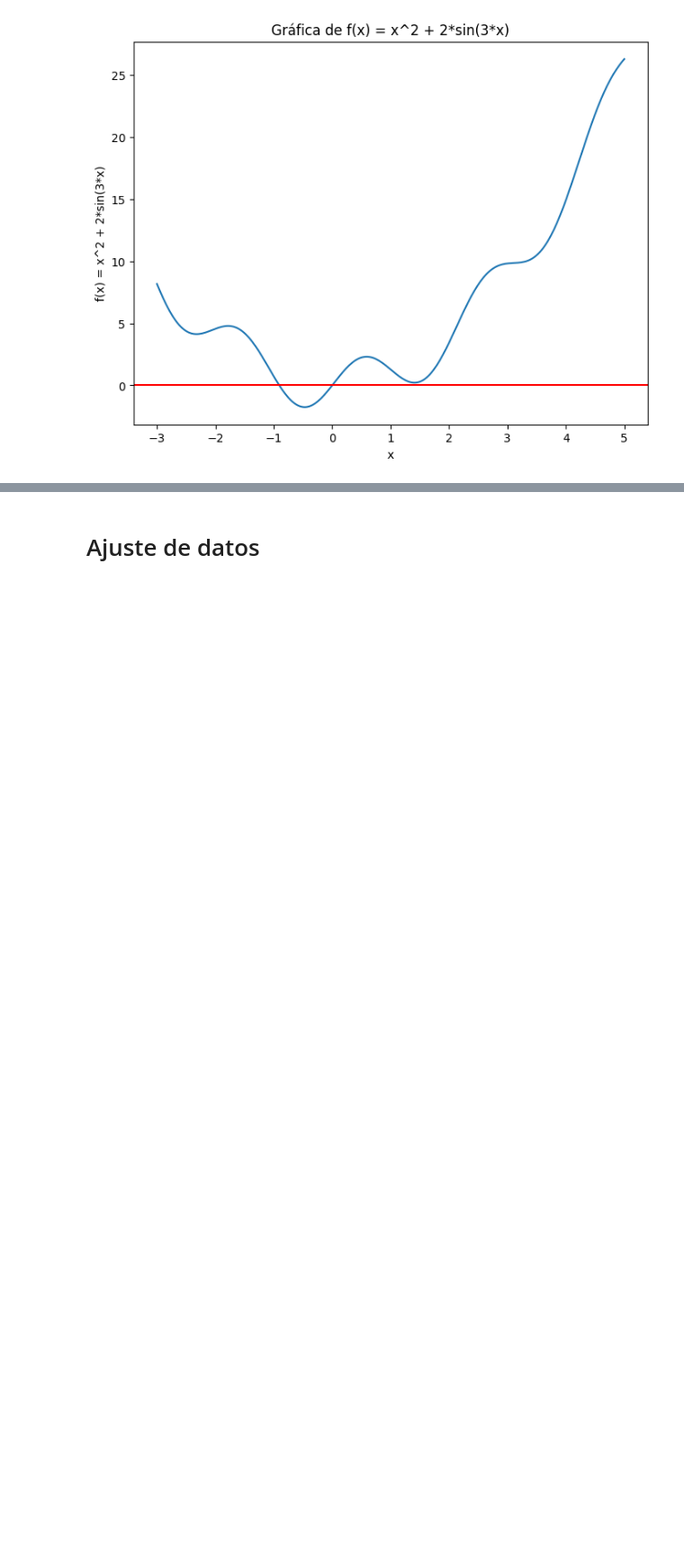
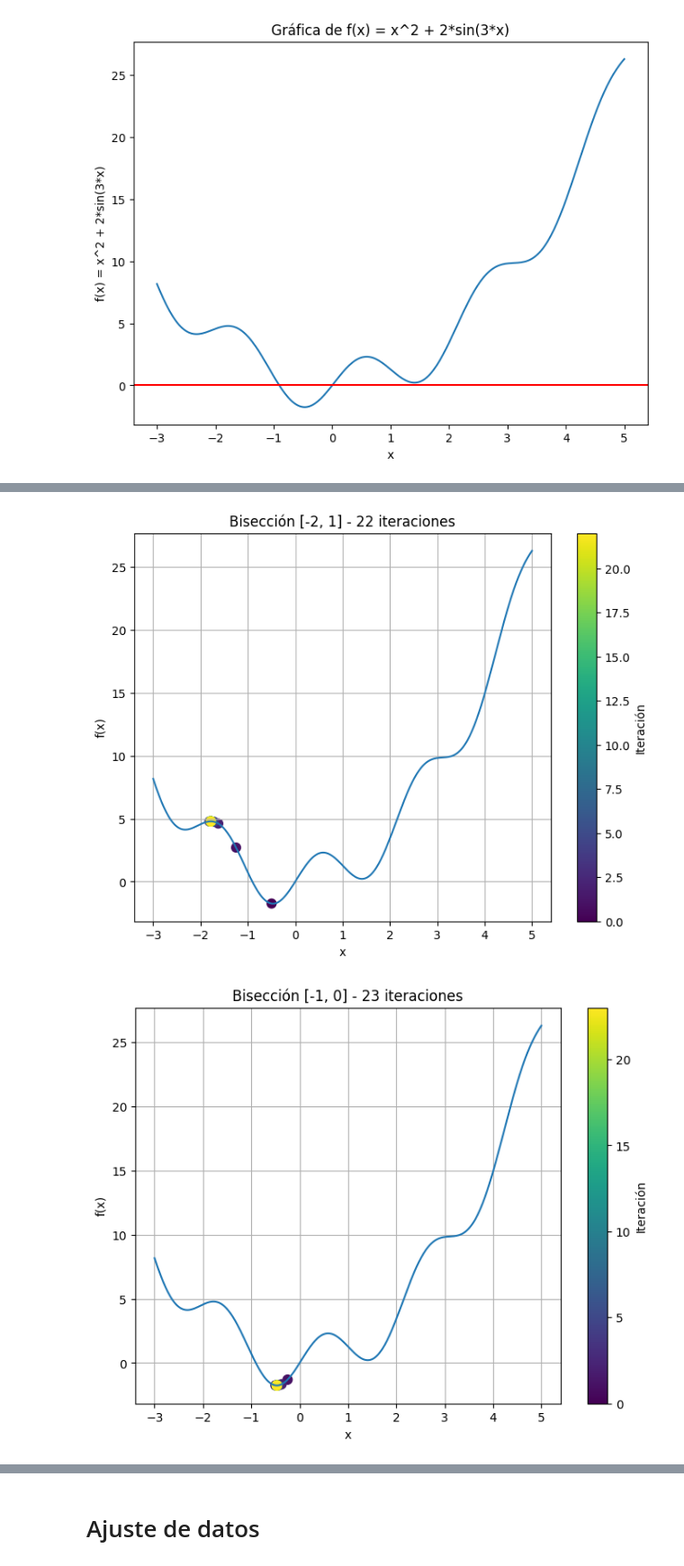
Before and after one commit to Agus1441/Calculo_Aplicado_Tarea_2, a Jupyter notebook: project.ipynb, the cells around one changed output, grey strips where cells are left out. Shown at 90% size. Saved outputs shown, nothing was run; the diff lists cells and outputs as text; code cells hidden in the pictures; blank space fills up the shorter version.

```diff
--- a/project.ipynb
+++ b/project.ipynb
@@ -221,13 +245,12 @@ print(tabla1)
 casos_distintos_lr = []
 
 for x0 in [-3, 0.585, 4]:
-    for lr in [0.001,0.01, 0.1, 0.5]:
+    for lr in [0.0001, 0.001, 0.01, 0.05, 0.1, 0.5, 1]:
         x, it = descenso_gradiente(f, x0, lr)
         casos_distintos_lr.append([
             "Gradiente",
             lr,
             f"x0={x0}",
-            "ver análisis",
             x,
             it
         ]
@@ -239,7 +262,6 @@ tabla2 = pd.DataFrame(
         "Método",
         "Learning Rate",
         "Condición inicial",
-        "Predicción",
         "Aproximación",
         "Iteraciones"
     ]
@@ -330,30 +352,64 @@ def descenso_gradiente_sucecion(f: Function, x0: float, lr: float, tol: float =
     return xn, iteraciones, historial
 
 def graficar_evolucion(f, historial, titulo):
 
     xs = np.linspace(-3, 5, 500)
 
     plt.figure(figsize=(8,6))
 
     plt.plot(
         xs,
         [f.eval(x) for x in xs],
         label="f(x)"
     )
 
     plt.scatter(
         historial,
         [f.eval(x) for x in historial],
         c=np.arange(len(historial)),
         cmap="viridis",
         s=60
     )
 
     plt.colorbar(label="Iteración")
 
     plt.title(titulo)
     plt.xlabel("x")
     plt.ylabel("f(x)")
     plt.grid(True)
 
     plt.show()
+
+for a, b in [(-2, 1), (-1, 0), (1, 2)]:
+    x, it, hist = biseccion_sucecion(f, a, b)
+
+    graficar_evolucion(
+        f,
+        hist,
+        f"Bisección [{a}, {b}] - {it} iteraciones"
+    )
+
+
+for x0 in [-2, -1, 4]:
+    x, it, hist = newton_sucecion(f, x0)
+
+    graficar_evolucion(
+        f,
+        hist,
+        f"Newton x₀ = {x0} - {it} iteraciones"
+    )
+
+
+lr = 0.01
+
+for x0 in [-3, 0.585, 4]:
+    x, it, hist = descenso_gradiente_sucecion(
+        f,
+        x0,
+        lr
+    )
+
+    graficar_evolucion(f,hist,f"Gradiente x₀ = {x0}, lr = {lr} - {it} iteraciones")
+# %% [output]
+[figure, added]
+[figure, added]
```
Also changed, not shown: parts of 8 cells of this notebook.
